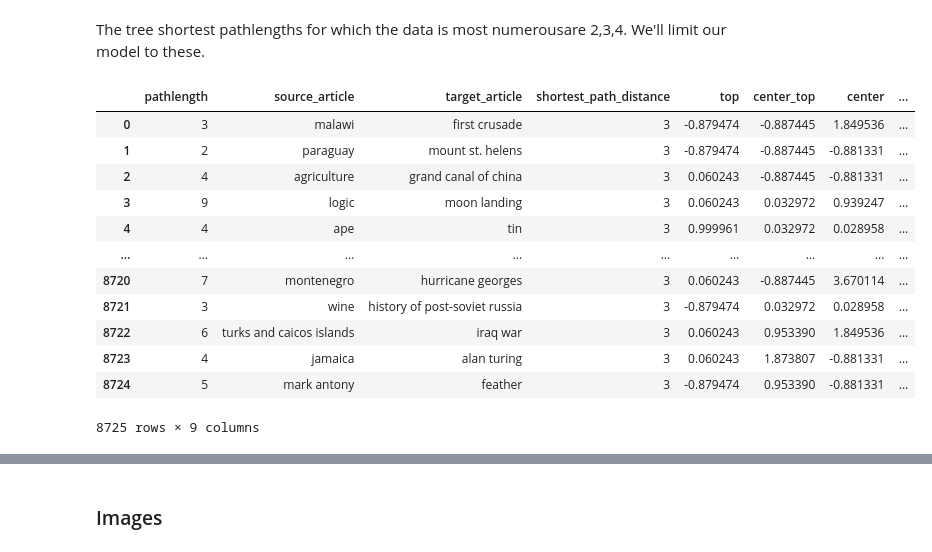
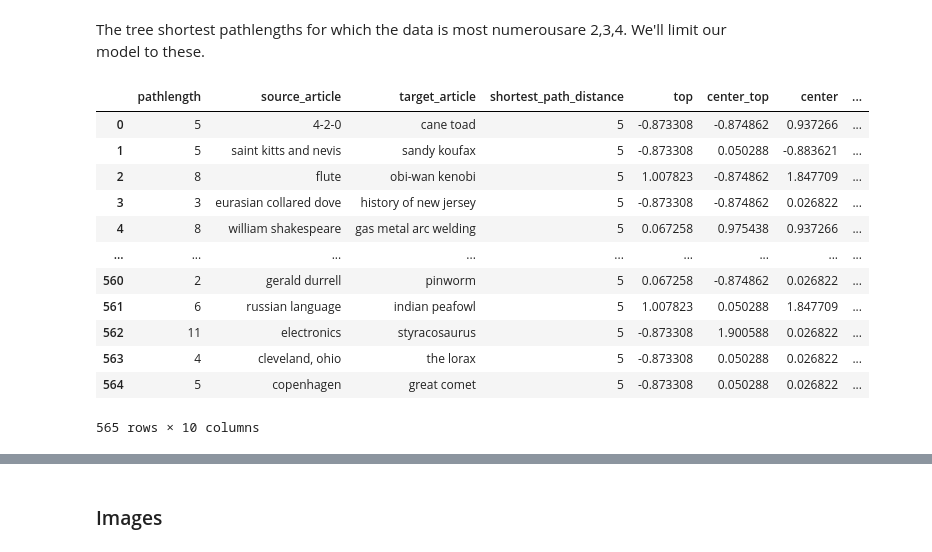
Before and after one commit to epfl-ada/ada-2022-project-theadalyzers, a Jupyter notebook: P2.ipynb, the cells around one changed output, grey strips where cells are left out. Drawn from its saved outputs; the diff is of its cells as text; code cells hidden in the pictures.

```diff
--- a/P2.ipynb
+++ b/P2.ipynb
@@ -1214,6 +1214,9 @@ source_target_u.reset_index(drop=True, inplace=True)
 # %%
 reg_std_f=standardize_features(reg_df_f.drop(columns='pathlength'))
 reg_std_u=standardize_features(reg_df_u.drop(columns='pathlength'))
+# %%
+reg_std_f['success']=1
+reg_std_u['success']=0
 # %%
 #complete dataframe with source, target, pathlenght, shortest_path_distance features
 success_pos=pd.concat([source_target_f, reg_std_f], axis=1)
@@ -1297,22 +1300,20 @@ Name: pathlength, dtype: int64
 The tree shortest pathlengths for which the data is most numerousare 2,3,4. We'll limit our model to these.
 # %%
 #select the pathlenght onto which match
-success_pos_relevant=success_pos.loc[[success_pos['shortest_path_distance'][i] in [3]
- for i,x in enumerate(success_pos['shortest_path_distance'])]].reset_index(drop=True)
-unsuccess_pos_relevant=unsuccess_pos.loc[[unsuccess_pos['shortest_path_distance'][i] in [3]
- for i,x in enumerate(unsuccess_pos['shortest_path_distance'])]].reset_index(drop=True)
+success_pos_relevant=success_pos.loc[success_pos['shortest_path_distance'].isin([5])].reset_index(drop=True)
+unsuccess_pos_relevant=unsuccess_pos.loc[unsuccess_pos['shortest_path_distance'].isin([5])].reset_index(drop=True)
 unsuccess_pos_relevant
 # %% [output]
 |  | pathlength | source_article | target_article | shortest_path_distance | top | center_top | center | ... |
-| 0 | 3 | malawi | first crusade | 3 | -0.879474 | -0.887445 | 1.849536 | ... |
-| 1 | 2 | paraguay | mount st. helens | 3 | -0.879474 | -0.887445 | -0.881331 | ... |
-| 2 | 4 | agriculture | grand canal of china | 3 | 0.060243 | -0.887445 | -0.881331 | ... |
-| 3 | 9 | logic | moon landing | 3 | 0.060243 | 0.032972 | 0.939247 | ... |
-| 4 | 4 | ape | tin | 3 | 0.999961 | 0.032972 | 0.028958 | ... |
+| 0 | 5 | 4-2-0 | cane toad | 5 | -0.873308 | -0.874862 | 0.937266 | ... |
+| 1 | 5 | saint kitts and nevis | sandy koufax | 5 | -0.873308 | 0.050288 | -0.883621 | ... |
+| 2 | 8 | flute | obi-wan kenobi | 5 | 1.007823 | -0.874862 | 1.847709 | ... |
+| 3 | 3 | eurasian collared dove | history of new jersey | 5 | -0.873308 | -0.874862 | 0.026822 | ... |
+| 4 | 8 | william shakespeare | gas metal arc welding | 5 | 0.067258 | 0.975438 | 0.937266 | ... |
 | ... | ... | ... | ... | ... | ... | ... | ... | ... |
-| 8720 | 7 | montenegro | hurricane georges | 3 | 0.060243 | -0.887445 | 3.670114 | ... |
-| 8721 | 3 | wine | history of post-soviet russia | 3 | -0.879474 | 0.032972 | 0.028958 | ... |
-| 8722 | 6 | turks and caicos islands | iraq war | 3 | 0.060243 | 0.953390 | 1.849536 | ... |
-| 8723 | 4 | jamaica | alan turing | 3 | 0.060243 | 1.873807 | -0.881331 | ... |
-| 8724 | 5 | mark antony | feather | 3 | -0.879474 | 0.953390 | -0.881331 | ... |
+| 560 | 2 | gerald durrell | pinworm | 5 | 0.067258 | -0.874862 | 0.026822 | ... |
+| 561 | 6 | russian language | indian peafowl | 5 | 1.007823 | 0.050288 | 1.847709 | ... |
+| 562 | 11 | electronics | styracosaurus | 5 | -0.873308 | 1.900588 | 0.026822 | ... |
+| 563 | 4 | cleveland, ohio | the lorax | 5 | -0.873308 | 0.050288 | 0.026822 | ... |
+| 564 | 5 | copenhagen | great comet | 5 | -0.873308 | 0.050288 | 0.026822 | ... |
-8725 rows × 9 columns
+565 rows × 10 columns
```
Also changed, not shown: parts of 20 cells of this notebook.
